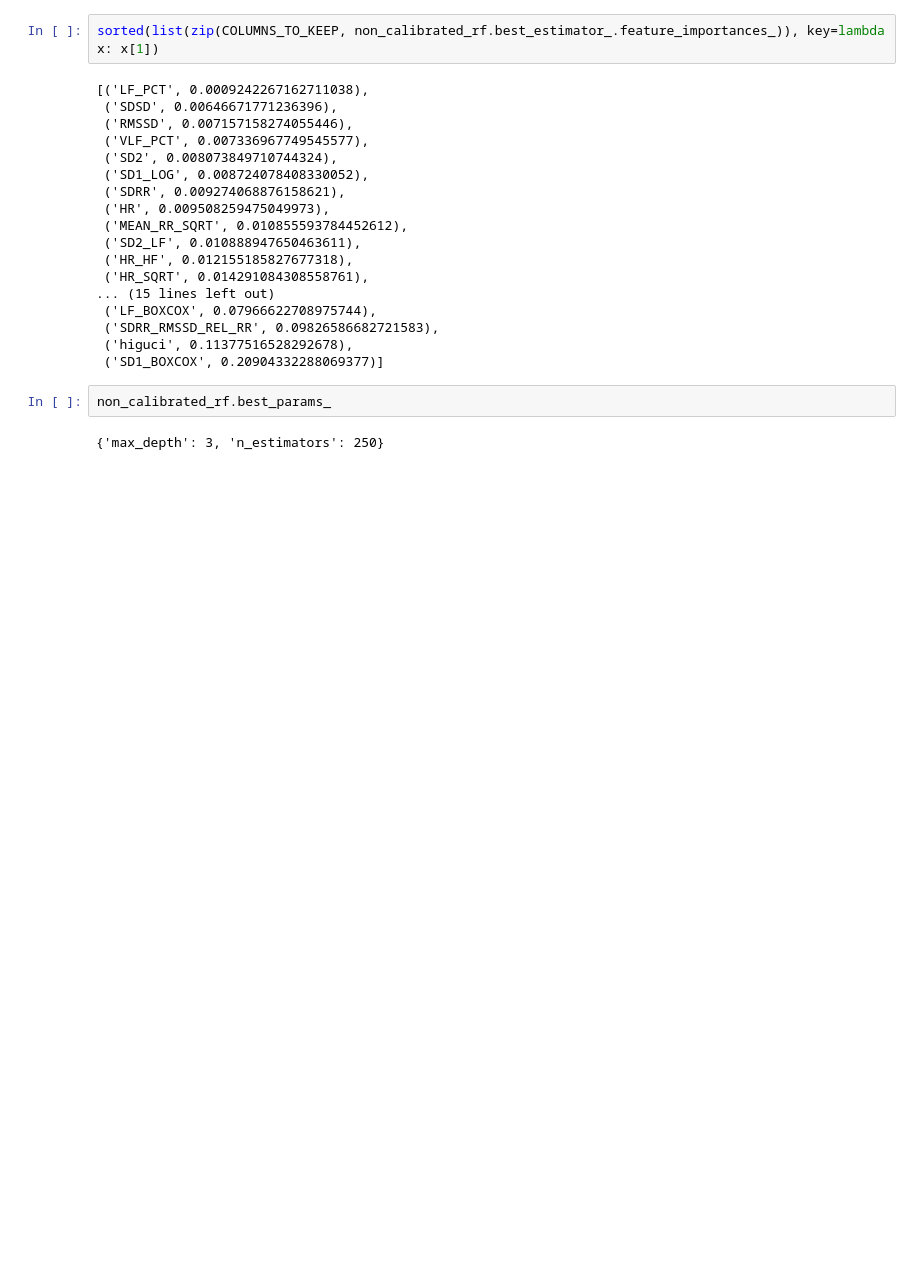
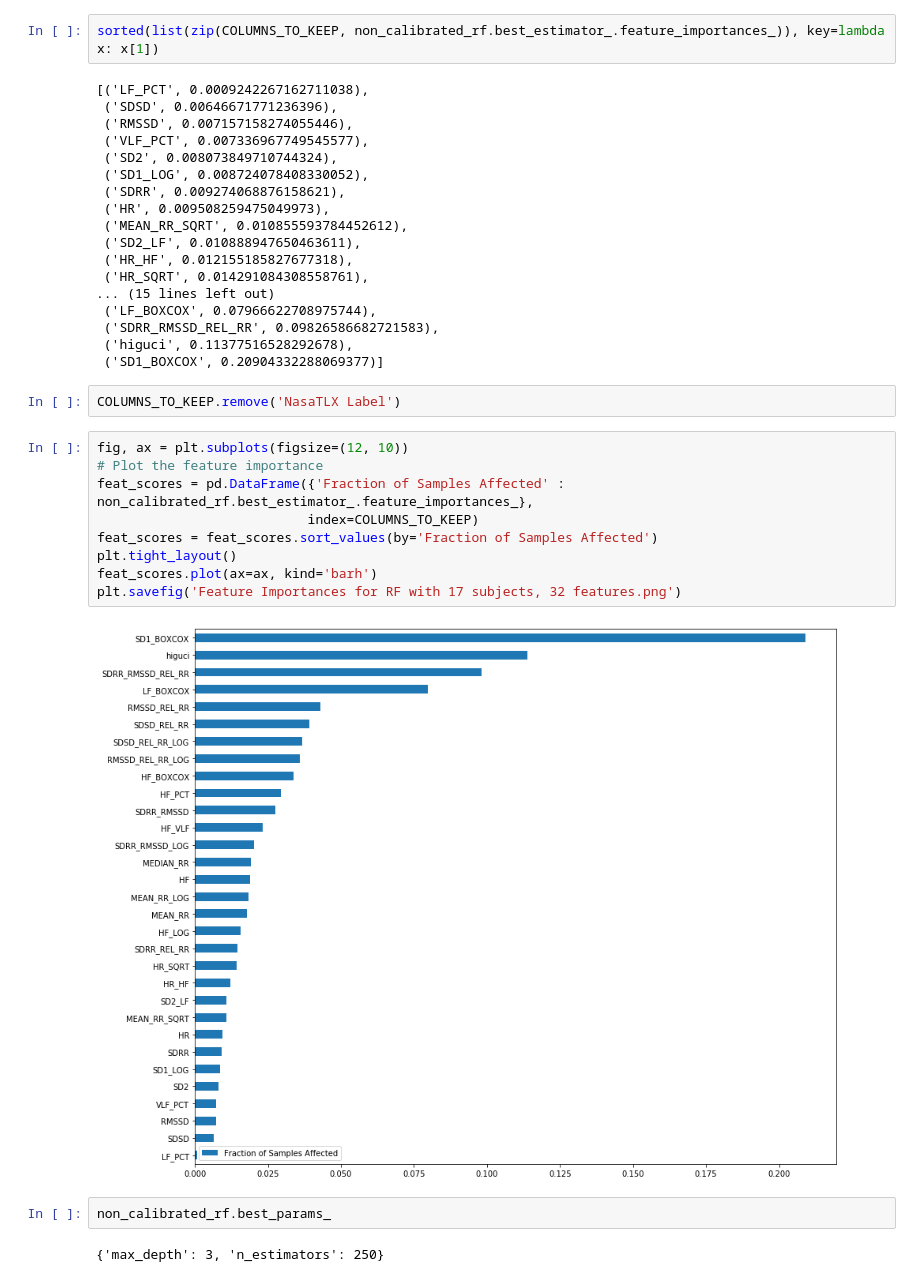
Before and after one commit to SachinGokal/capstone-two, a Jupyter notebook: notebooks/processed.ipynb, the cells around one changed output. Drawn from its saved outputs; the diff is of its cells as text; blank space fills up the shorter version.

```diff
--- a/notebooks/processed.ipynb
+++ b/notebooks/processed.ipynb
@@ -488,6 +541,19 @@ sorted(list(zip(COLUMNS_TO_KEEP, non_calibrated_rf.best_estimator_.feature_impor
  ('SDRR_RMSSD_REL_RR', 0.09826586682721583),
  ('higuci', 0.11377516528292678),
  ('SD1_BOXCOX', 0.20904332288069377)]
+# %%
+COLUMNS_TO_KEEP.remove('NasaTLX Label')
+# %%
+fig, ax = plt.subplots(figsize=(12, 10))
+# Plot the feature importance
+feat_scores = pd.DataFrame({'Fraction of Samples Affected' : non_calibrated_rf.best_estimator_.feature_importances_},
+                           index=COLUMNS_TO_KEEP)
+feat_scores = feat_scores.sort_values(by='Fraction of Samples Affected')
+plt.tight_layout()
+feat_scores.plot(ax=ax, kind='barh')
+plt.savefig('Feature Importances for RF with 17 subjects, 32 features.png')
+# %% [output]
+[figure, added]
 # %%
 non_calibrated_rf.best_params_
 # %% [output]
```
Also changed, not shown: parts of 9 cells of this notebook, 42 other files.
